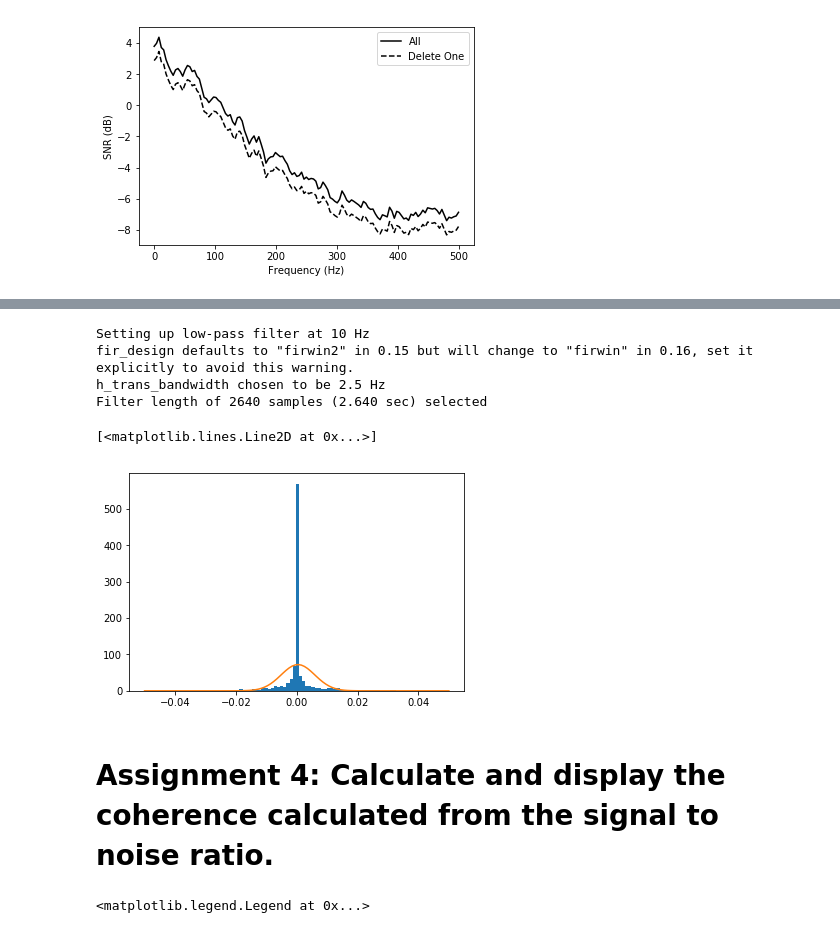
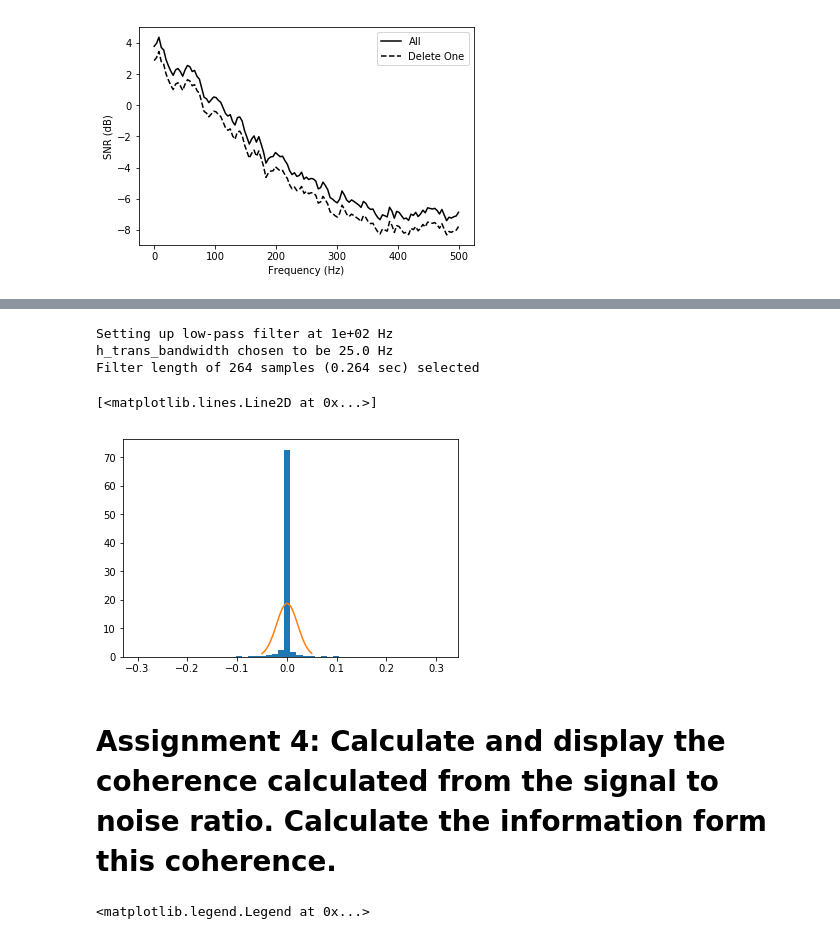
Before and after one commit to theunissenlab/crcns, a Jupyter notebook: python/needs_review/tutorial-coherence.ipynb, the cells around one changed output, grey strips where cells are left out. Drawn from its saved outputs; the diff is of its cells as text; code cells hidden in the pictures.

```diff
--- a/python/needs_review/tutorial-coherence.ipynb
+++ b/python/needs_review/tutorial-coherence.ipynb
@@ -497,23 +464,24 @@ Matlab has a nice command called histfit that generates a histogram and displays
 # %%
 from scipy.stats import norm
 
-noise_subset_filt = mne.filter.filter_data(noise_subset, neuron.sfreq, None, 10)
+### BEGIN SOLUTION
+noise_subset_filt = mne.filter.filter_data(noise_subset, neuron.sfreq, None, 100)
 noise_mu, noise_std = norm.fit(noise_subset_filt.ravel())
+
+fig, ax = plt.subplots()
+ax.hist(noise_subset_filt, bins=50, normed=True)
+
+plt_x = np.linspace(-.05, .05, 100)
+ax.plot(plt_x, norm.pdf(plt_x, noise_mu, noise_std))
+
+### END SOLUTION
 # %% [output]
-Setting up low-pass filter at 10 Hz
-fir_design defaults to "firwin2" in 0.15 but will change to "firwin" in 0.16, set it explicitly to avoid this warning.
-h_trans_bandwidth chosen to be 2.5 Hz
-Filter length of 2640 samples (2.640 sec) selected
+Setting up low-pass filter at 1e+02 Hz
+h_trans_bandwidth chosen to be 25.0 Hz
+Filter length of 264 samples (0.264 sec) selected
+[<matplotlib.lines.Line2D at 0x...>]
+[figure, added]
-# %%
-fig, ax = plt.subplots()
-ax.hist(noise_subset_filt, bins=50, normed=True)
-
-plt_x = np.linspace(-.05, .05, 100)
-ax.plot(plt_x, norm.pdf(plt_x, noise_mu, noise_std))
-# %% [output]
-[<matplotlib.lines.Line2D at 0x...>]
-[figure, removed]
 # %% [markdown]
-# Assignment 4: Calculate and display the coherence calculated from the signal to noise ratio.
+# Assignment 4: Calculate and display the coherence calculated from the signal to noise ratio. Calculate the information form this coherence.
 # %%
 # The coherence is S/(S+N)
```
Also changed, not shown: parts of 21 cells of this notebook, 2 other files.
